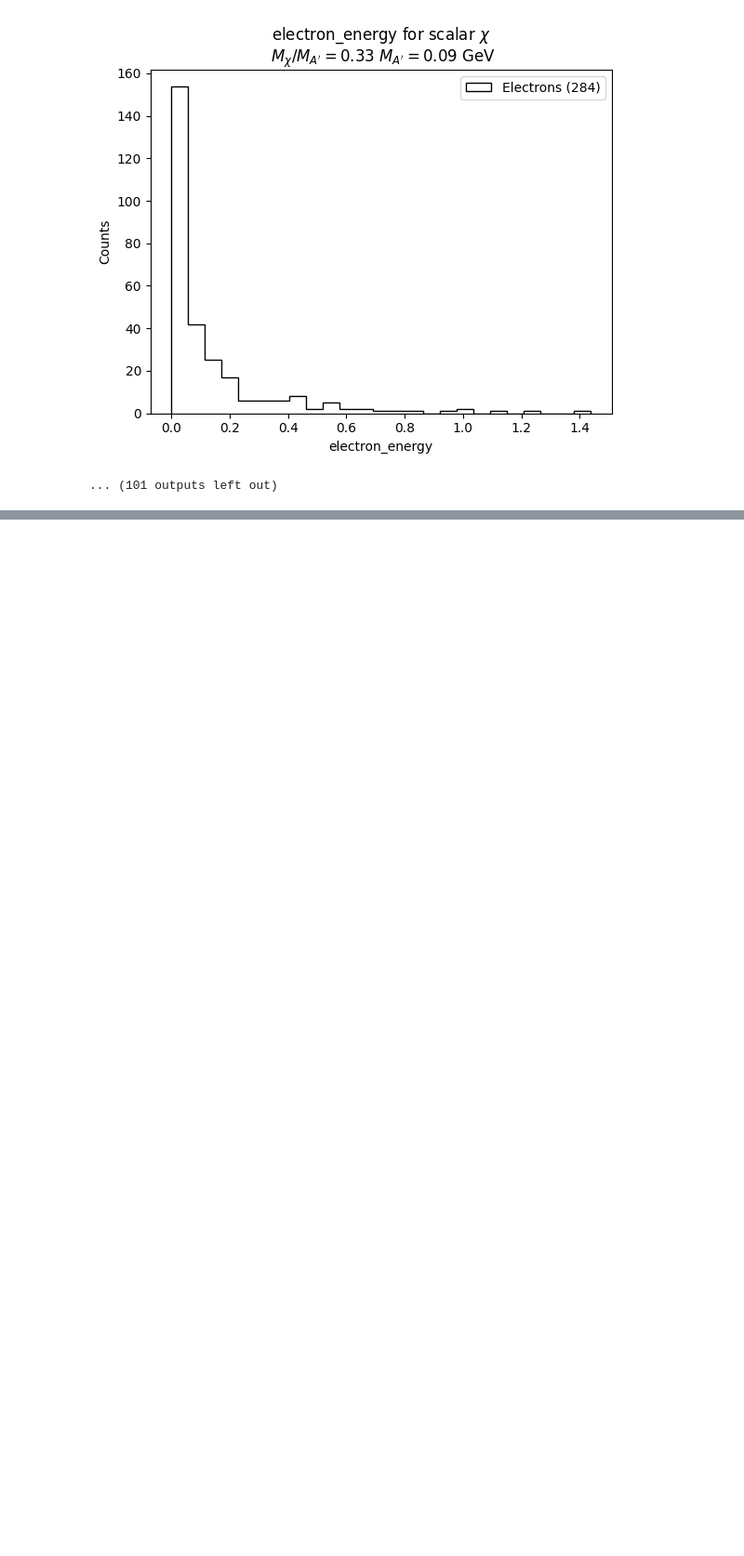
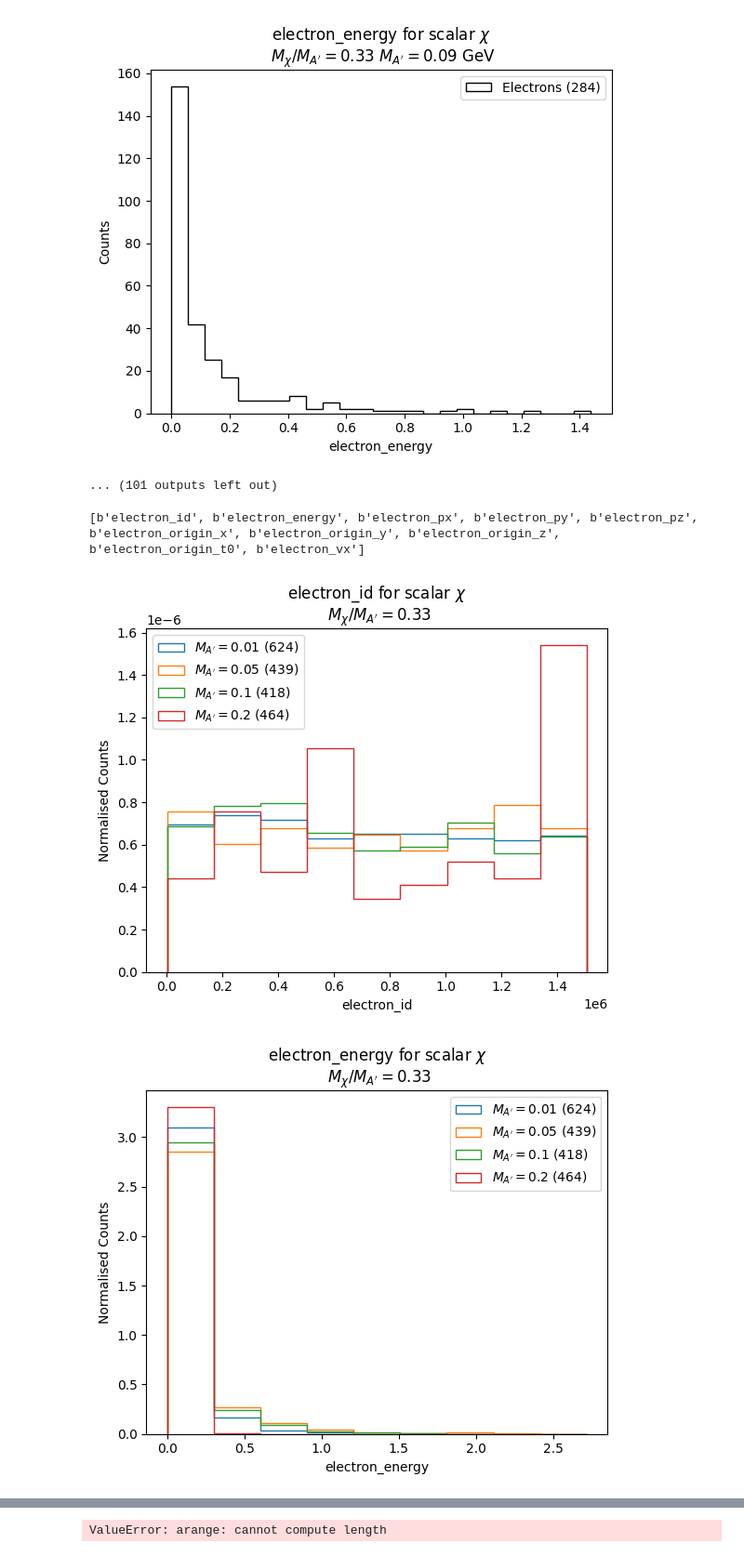
Before and after one commit to amh-137/DarkElectronScatter, a Jupyter notebook: notebooks/kinematics.ipynb, the cells around one changed output, grey strips where cells are left out. Shown at 93% size. Saved outputs shown, nothing was run; the diff lists cells and outputs as text; code cells hidden in the pictures; blank space fills up the shorter version.

Commit message:
comparison plots

```diff
--- a/notebooks/kinematics.ipynb
+++ b/notebooks/kinematics.ipynb
@@ -33,8 +33,9 @@ for file in fname_list:
         print(f"Empty file: {file}")
         continue
     electron_data = data["elecron_tree"]
+    all_keys = electron_data.keys()
 
-    dt_ratio, ma = file.split("_")[5][:-5], file.split("_")[3]
+    ma =  file.split("_")[3]
 
     N_electrons = electron_data.numentries
 
@@ -61,3 +62,47 @@ for file in fname_list:
 [figure]
 [figure]
 ... (101 outputs left out)
+# %%
+print(all_keys)
+# %% [output]
+[b'electron_id', b'electron_energy', b'electron_px', b'electron_py', b'electron_pz', b'electron_origin_x', b'electron_origin_y', b'electron_origin_z', b'electron_origin_t0', b'electron_vx']
+# %%
+# plot dynmics for a few MA'
+selected_ma = [0.01, 0.05, 0.1, 0.2]
+for key in all_keys:
+    fig = plt.figure()
+    ax = fig.add_subplot(111)
+
+    # get data
+    dfe = {i:[] for i in selected_ma}
+    N_electrons_dict = {i:0 for i in selected_ma}
+    for ma in selected_ma:
+        file = f"pi0_{dm_type}_ma_{ma}_dt_{dt_ratio}.root"
+        data = up3.open(f"{data_path}{file}")
+        electron_data = data["elecron_tree"]
+        N_electrons_dict[ma] = electron_data.numentries
+        dfe[ma] = electron_data[key].array()
+        data.close()
+
+
+    # get bin edges
+    n_bins = 10
+    min_value = np.amin([np.amin(array) for array in dfe.values()])
+    max_value = np.amax([np.amax(array) for array in dfe.values()])
+    bin_width = (max_value - min_value) / n_bins
+    bins = np.arange(min_value, max_value, bin_width)
+
+
+    # plot
+    for ma in selected_ma:
+        ax.hist(dfe[ma], bins=bins, fill=False, histtype="step", label=r"$M_{A'}=$"+f"{ma} ({N_electrons_dict[ma]})", density=True)
+        ax.set_xlabel(key.decode("utf-8"))
+        ax.set_ylabel("Normalised Counts")
+        ax.set_title(f"{key.decode('utf-8')} for {dm_type}"+r" $\chi$" "\n "+r"$M_{\chi}/M_{A'}=$"+f"{dt_ratio}")
+        ax.legend()
+
+    plt.savefig(f"../plots/4comparison/{dm_type}_{key.decode('utf-8')}_dt_{dt_ratio}.png")
+    plt.show()
+# %% [output]
+[figure, added]
+[figure, added]
@@ -63,0 +116 @@ for file in fname_list:
+ValueError: arange: cannot compute length
```
Also changed, not shown: parts of 3 cells of this notebook.
